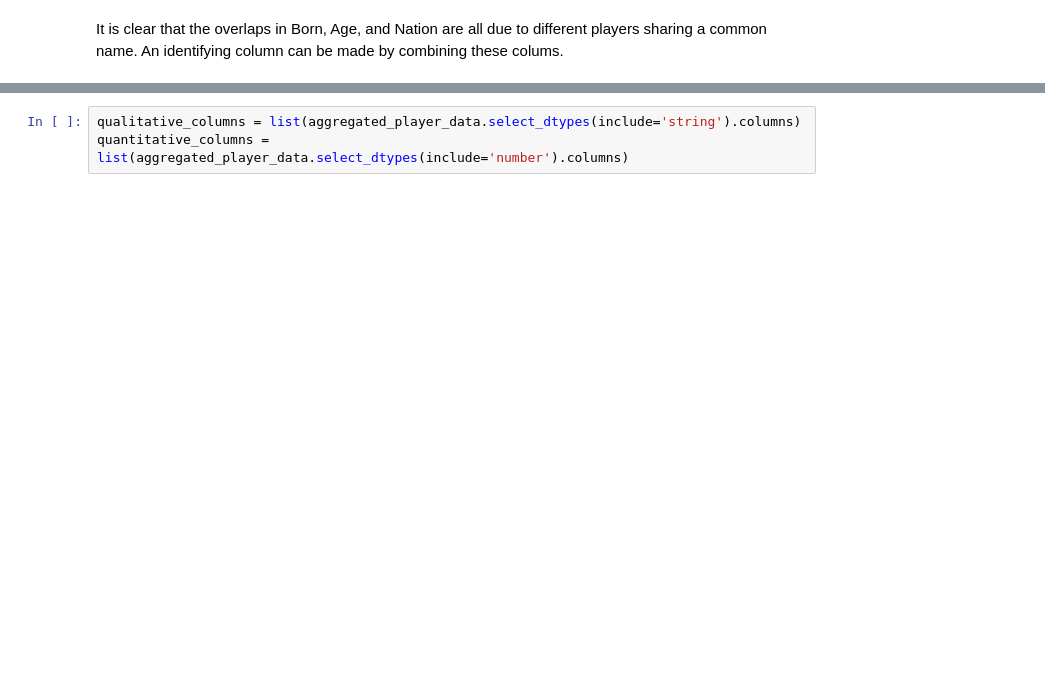
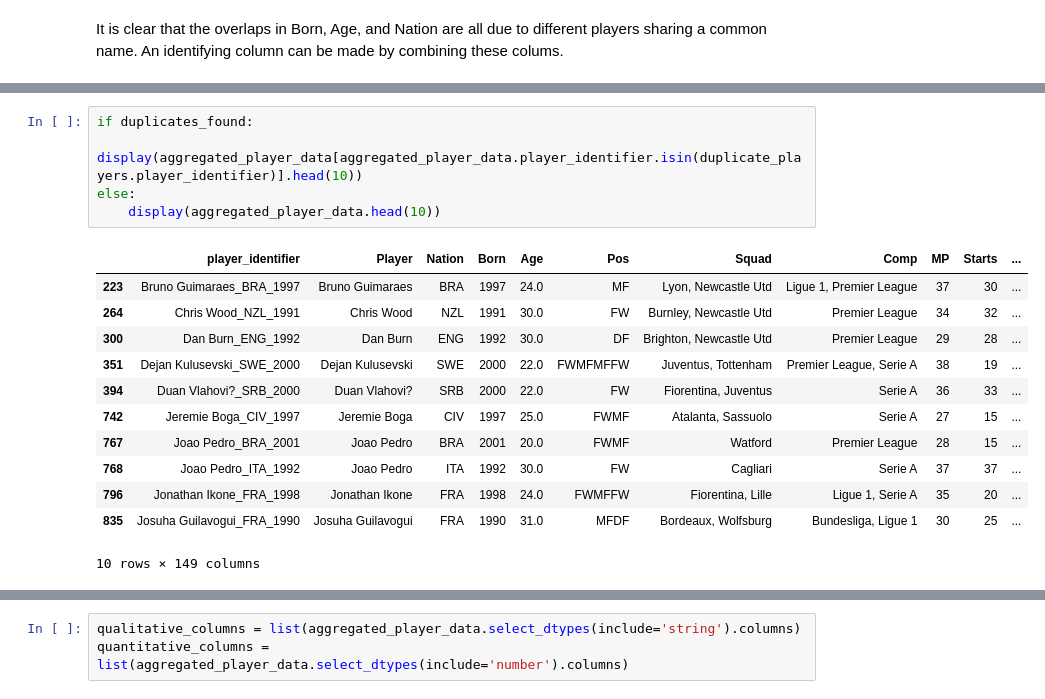
Before and after one commit to Scott-Trowers/player-architects, a Jupyter notebook: notebooks/season2122_eda.ipynb, the cells around one changed output, grey strips where cells are left out. Cells and saved outputs as stored; diff of their text form; blank space fills up the shorter version.

```diff
--- a/notebooks/season2122_eda.ipynb
+++ b/notebooks/season2122_eda.ipynb
@@ -304,3 +392,21 @@ aggregated_player_data.head()
+# %%
+if duplicates_found:
+    display(aggregated_player_data[aggregated_player_data.player_identifier.isin(duplicate_players.player_identifier)].head(10))
+else:
+    display(aggregated_player_data.head(10))
+# %% [output]
+|  | player_identifier | Player | Nation | Born | Age | Pos | Squad | Comp | MP | Starts | ... |
+| 223 | Bruno Guimaraes_BRA_1997 | Bruno Guimaraes | BRA | 1997 | 24.0 | MF | Lyon, Newcastle Utd | Ligue 1, Premier League | 37 | 30 | ... |
+| 264 | Chris Wood_NZL_1991 | Chris Wood | NZL | 1991 | 30.0 | FW | Burnley, Newcastle Utd | Premier League | 34 | 32 | ... |
+| 300 | Dan Burn_ENG_1992 | Dan Burn | ENG | 1992 | 30.0 | DF | Brighton, Newcastle Utd | Premier League | 29 | 28 | ... |
+| 351 | Dejan Kulusevski_SWE_2000 | Dejan Kulusevski | SWE | 2000 | 22.0 | FWMFMFFW | Juventus, Tottenham | Premier League, Serie A | 38 | 19 | ... |
+| 394 | Duan Vlahovi?_SRB_2000 | Duan Vlahovi? | SRB | 2000 | 22.0 | FW | Fiorentina, Juventus | Serie A | 36 | 33 | ... |
+| 742 | Jeremie Boga_CIV_1997 | Jeremie Boga | CIV | 1997 | 25.0 | FWMF | Atalanta, Sassuolo | Serie A | 27 | 15 | ... |
+| 767 | Joao Pedro_BRA_2001 | Joao Pedro | BRA | 2001 | 20.0 | FWMF | Watford | Premier League | 28 | 15 | ... |
+| 768 | Joao Pedro_ITA_1992 | Joao Pedro | ITA | 1992 | 30.0 | FW | Cagliari | Serie A | 37 | 37 | ... |
+| 796 | Jonathan Ikone_FRA_1998 | Jonathan Ikone | FRA | 1998 | 24.0 | FWMFFW | Fiorentina, Lille | Ligue 1, Serie A | 35 | 20 | ... |
+| 835 | Josuha Guilavogui_FRA_1990 | Josuha Guilavogui | FRA | 1990 | 31.0 | MFDF | Bordeaux, Wolfsburg | Bundesliga, Ligue 1 | 30 | 25 | ... |
+10 rows × 149 columns
 # %%
 remaining_dupes = aggregated_player_data[aggregated_player_data.player_identifier.isin(duplicate_players.player_identifier)]
 duplicate_player_count = remaining_dupes.duplicated(subset="player_identifier").sum()
```
Also changed, not shown: parts of 36 cells of this notebook.
